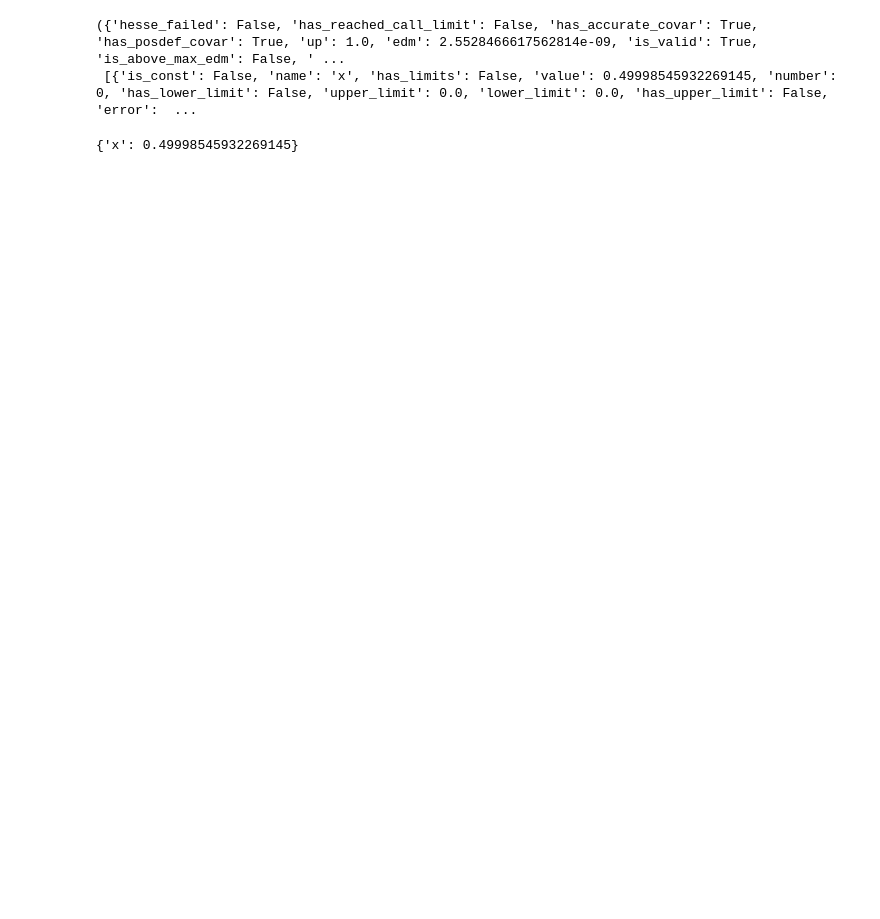
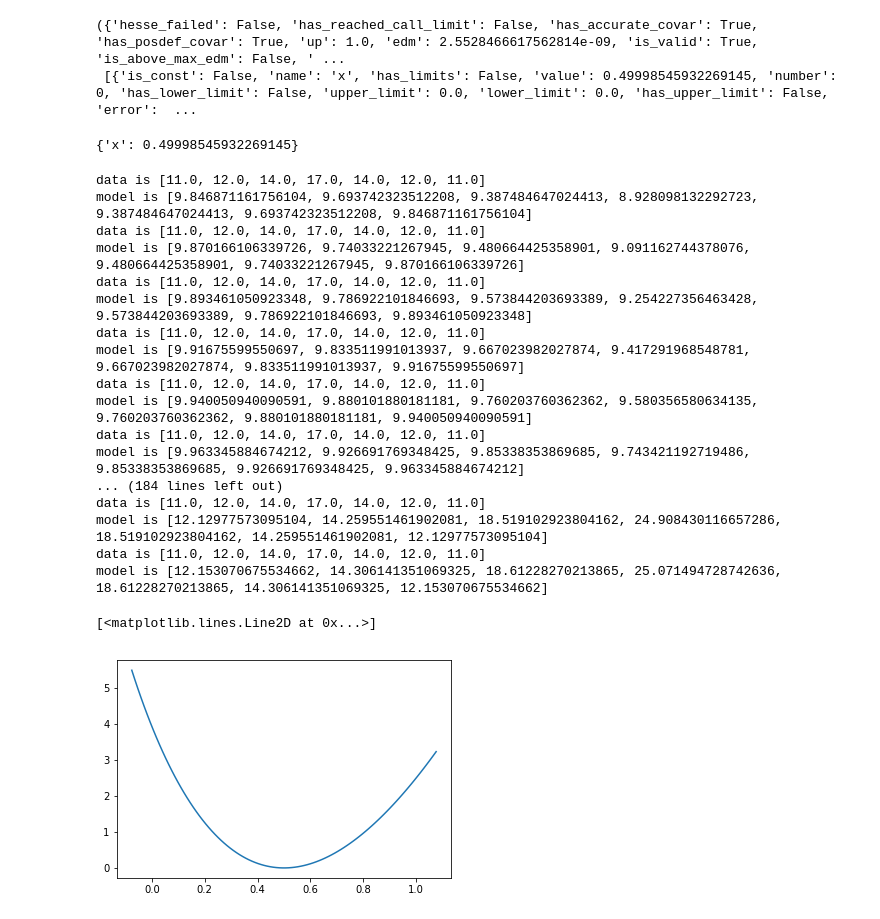
Before and after one commit to Histimator/Histimator, a Jupyter notebook: examples/LikelihoodFunctions.ipynb, the cells around one changed output. Cells and saved outputs as stored; diff of their text form; code cells hidden in the pictures; blank space fills up the shorter version.

```diff
--- a/examples/LikelihoodFunctions.ipynb
+++ b/examples/LikelihoodFunctions.ipynb
@@ -293,7 +250,7 @@ class HistiModel:
                 modelhist[bin] = modelhist[bin]+sample_hist[bin]
         return modelhist
 
-    def binnedloglikelihood(observed, expected):
+    def binnedloglikelihood(self, observed, expected):
         assert len(observed) == len(expected)
         return sum([observed[bin_i]*math.log(expected[bin_i]) for bin_i in range(len(observed))]) - sum(expected)
 
@@ -306,14 +263,30 @@ class HistiModel:
         for norm in self.Norms:
             model = self.GetModel(norm, x)
         if self.obs:
-            return -binnedloglikelihood(self.obs, model)
+            data = self.obs
+            print "data is", data
+            print "model is", model
+            return -self.binnedloglikelihood(data, model)
         else:
             print "no obs data making asimov"
             data = self.GetAsimov()
-            return -binnedloglikelihood(data, model)
+            return -self.binnedloglikelihood(data, model)
 
     def getFitter(self):
         return Minuit(self.getNLL)
+# %%
+testModel = HistiModel("test model")
+data = [11.,12.,14.,17.,14.,12.,11.]
+flat_background = [10,10,10,10,10,10,10]
+peak = [2.,4.,8.,14.,8.,4.,2.]
+testModel.SetData(data)
+bkg = testModel.Sample("background")
+bkg.SetHisto(flat_background)
+testModel.AddSample(bkg)
+sig = testModel.Sample("sig")
+sig.SetHisto(peak)
+sig.AddNormFactor("some norm",1,0,3)
+testModel.AddSample(sig)
 # %%
 m = testModel.getFitter()
 # %%
@@ -354,0 +331,23 @@ m.values
+# %%
+x,y = m.profile('x',subtract_min=True);
+plot(x,y) #if you have matplotlib
+# %% [output]
+data is [11.0, 12.0, 14.0, 17.0, 14.0, 12.0, 11.0]
+model is [9.846871161756104, 9.693742323512208, 9.387484647024413, 8.928098132292723, 9.387484647024413, 9.693742323512208, 9.846871161756104]
+data is [11.0, 12.0, 14.0, 17.0, 14.0, 12.0, 11.0]
+model is [9.870166106339726, 9.74033221267945, 9.480664425358901, 9.091162744378076, 9.480664425358901, 9.74033221267945, 9.870166106339726]
+data is [11.0, 12.0, 14.0, 17.0, 14.0, 12.0, 11.0]
+model is [9.893461050923348, 9.786922101846693, 9.573844203693389, 9.254227356463428, 9.573844203693389, 9.786922101846693, 9.893461050923348]
+data is [11.0, 12.0, 14.0, 17.0, 14.0, 12.0, 11.0]
+model is [9.91675599550697, 9.833511991013937, 9.667023982027874, 9.417291968548781, 9.667023982027874, 9.833511991013937, 9.91675599550697]
+data is [11.0, 12.0, 14.0, 17.0, 14.0, 12.0, 11.0]
+model is [9.940050940090591, 9.880101880181181, 9.760203760362362, 9.580356580634135, 9.760203760362362, 9.880101880181181, 9.940050940090591]
+data is [11.0, 12.0, 14.0, 17.0, 14.0, 12.0, 11.0]
+model is [9.963345884674212, 9.926691769348425, 9.85338353869685, 9.743421192719486, 9.85338353869685, 9.926691769348425, 9.963345884674212]
+... (184 lines left out)
+data is [11.0, 12.0, 14.0, 17.0, 14.0, 12.0, 11.0]
+model is [12.12977573095104, 14.259551461902081, 18.519102923804162, 24.908430116657286, 18.519102923804162, 14.259551461902081, 12.12977573095104]
+data is [11.0, 12.0, 14.0, 17.0, 14.0, 12.0, 11.0]
+model is [12.153070675534662, 14.306141351069325, 18.61228270213865, 25.071494728742636, 18.61228270213865, 14.306141351069325, 12.153070675534662]
+[<matplotlib.lines.Line2D at 0x...>]
+[figure, added]
```
Also changed, not shown: parts of 7 cells of this notebook.
